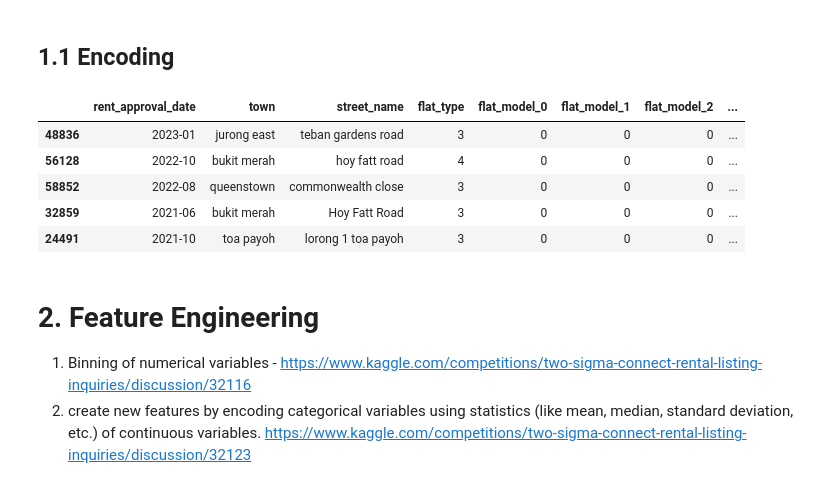
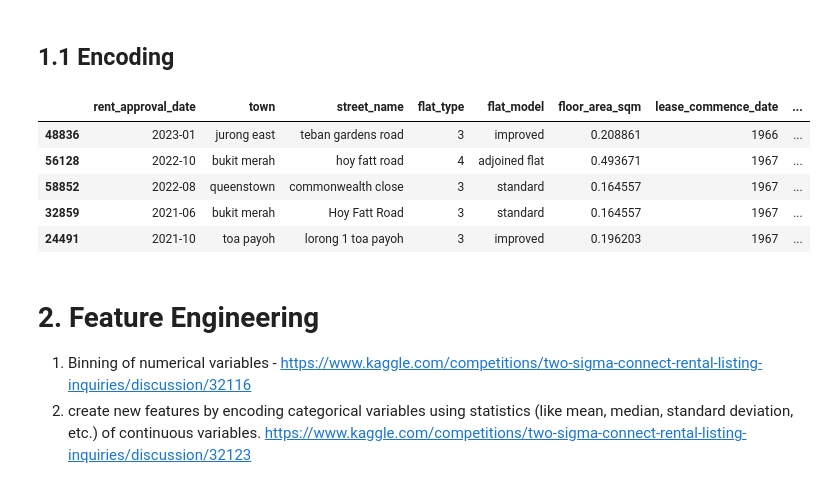
Before and after one commit to Guiltylife/CS5228-Team31-Project, a Jupyter notebook: cs5228-team31.ipynb, the cells around one changed output. Saved outputs shown, nothing was run; the diff lists cells and outputs as text; code cells hidden in the pictures.

```diff
--- a/cs5228-team31.ipynb
+++ b/cs5228-team31.ipynb
@@ -588,9 +592,9 @@ test_data = encode_dict_map(test_data, 'flat_type', flat_type_mapping_dict)
 
 # 6. flat model
 # a. binary encoding. b.word embedding.
-flat_model_encoder = ce.BinaryEncoder(cols=['flat_model']).fit(train_data)
-train_data = encode_binary(train_data, 'flat_model', flat_model_encoder)
-test_data = encode_binary(test_data, 'flat_model', flat_model_encoder)
+# flat_model_encoder = ce.BinaryEncoder(cols=['flat_model']).fit(train_data)
+# train_data = encode_binary(train_data, 'flat_model', flat_model_encoder)
+# test_data = encode_binary(test_data, 'flat_model', flat_model_encoder)
 
 # 7. floor area sqm
 # use it directly or use it after normalization.
@@ -602,39 +606,39 @@ test_data, _ = encode_normalization_with_scaler(test_data, 'floor_area_sqm', sca
 # drop attributes: the value of this attribute for all data is "yes"
 train_data = encode_drop(train_data, 'furnished')
 test_data = encode_drop(test_data, 'furnished')
 
 # 9. lease commence date: refer to FE, convert to real_estate_age
 
 # 10. latitude & longitude: after binding aux-data (and potential grouping), drop the feature
 
 # 11. elevation - Similar to attribute "furnished"
 train_data = encode_drop(train_data, 'elevation')
 test_data = encode_drop(test_data, 'elevation')
 
 # 12. subzone
 # a. binary encoding b. drop attribute: this attribute may be replaced by "town-block-street_name" or "latitude-longitude"
 # subzone_encoder = ce.BinaryEncoder(cols=['subzone']).fit(train_data)
 # train_data = encode_binary(train_data, 'subzone', subzone_encoder)
 # test_data = encode_binary(test_data, 'subzone', subzone_encoder)
 
 # 13. planning area - similar to attribute "subzone"
 planning_area_encoder = ce.BinaryEncoder(cols=['planning_area']).fit(train_data)
 train_data = encode_binary(train_data, 'planning_area', planning_area_encoder)
 test_data = encode_binary(test_data, 'planning_area', planning_area_encoder)
 
 # 14.region: drop this feature, refer to EDA observations
 train_data = encode_drop(train_data, 'region')
 test_data = encode_drop(test_data, 'region')
 
 train_data.head()
 # test_data.head()
 # %% [output]
-|  | rent_approval_date | town | street_name | flat_type | flat_model_0 | flat_model_1 | flat_model_2 | ... |
-| 48836 | 2023-01 | jurong east | teban gardens road | 3 | 0 | 0 | 0 | ... |
-| 56128 | 2022-10 | bukit merah | hoy fatt road | 4 | 0 | 0 | 0 | ... |
-| 58852 | 2022-08 | queenstown | commonwealth close | 3 | 0 | 0 | 0 | ... |
-| 32859 | 2021-06 | bukit merah | Hoy Fatt Road | 3 | 0 | 0 | 0 | ... |
-| 24491 | 2021-10 | toa payoh | lorong 1 toa payoh | 3 | 0 | 0 | 0 | ... |
+|  | rent_approval_date | town | street_name | flat_type | flat_model | floor_area_sqm | lease_commence_date | ... |
+| 48836 | 2023-01 | jurong east | teban gardens road | 3 | improved | 0.208861 | 1966 | ... |
+| 56128 | 2022-10 | bukit merah | hoy fatt road | 4 | adjoined flat | 0.493671 | 1967 | ... |
+| 58852 | 2022-08 | queenstown | commonwealth close | 3 | standard | 0.164557 | 1967 | ... |
+| 32859 | 2021-06 | bukit merah | Hoy Fatt Road | 3 | standard | 0.164557 | 1967 | ... |
+| 24491 | 2021-10 | toa payoh | lorong 1 toa payoh | 3 | improved | 0.196203 | 1967 | ... |
 # %% [markdown]
 # 2. Feature Engineering
 1. Binning of numerical variables - https://www.kaggle.com/competitions/two-sigma-connect-rental-listing-inquiries/discussion/32116
```
Also changed, not shown: parts of 41 cells of this notebook.
